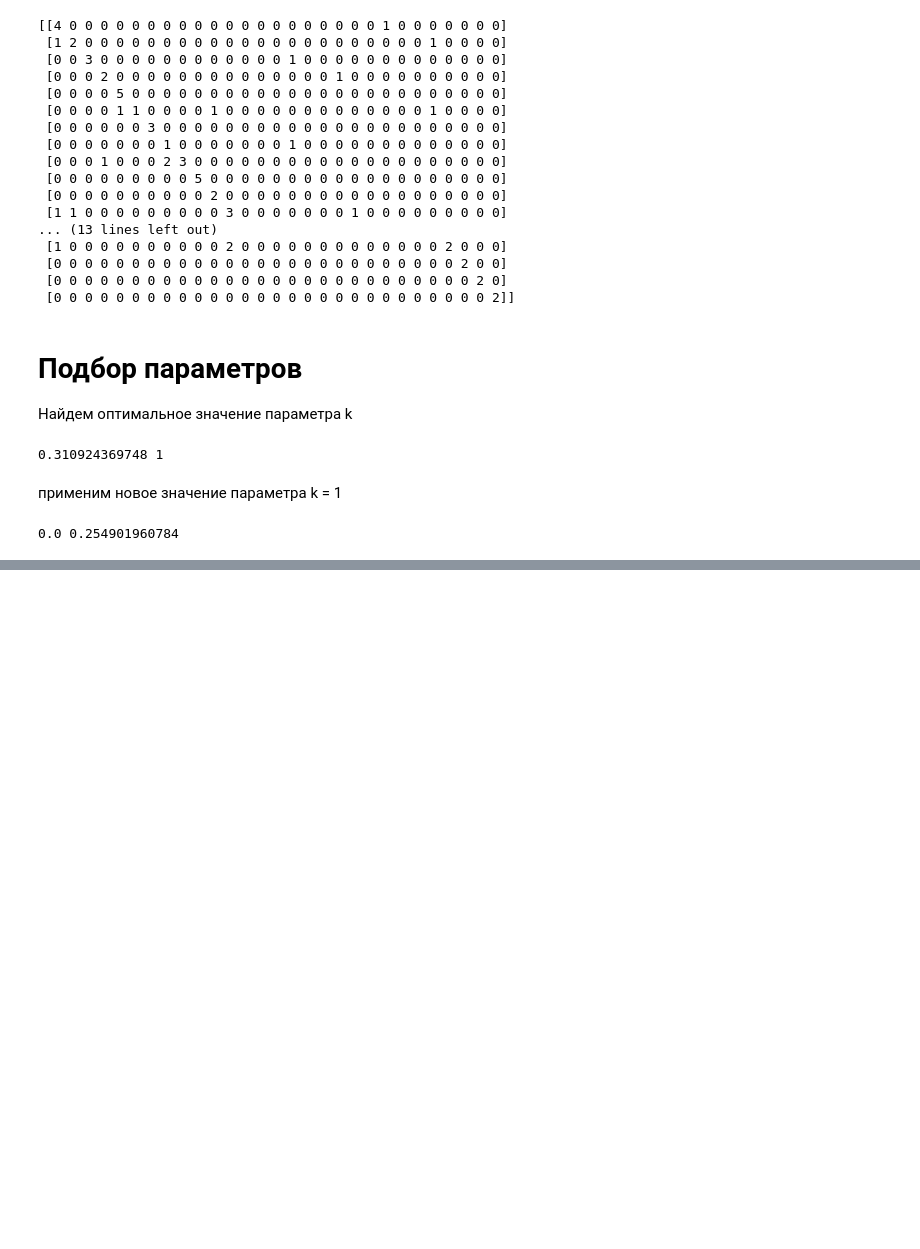
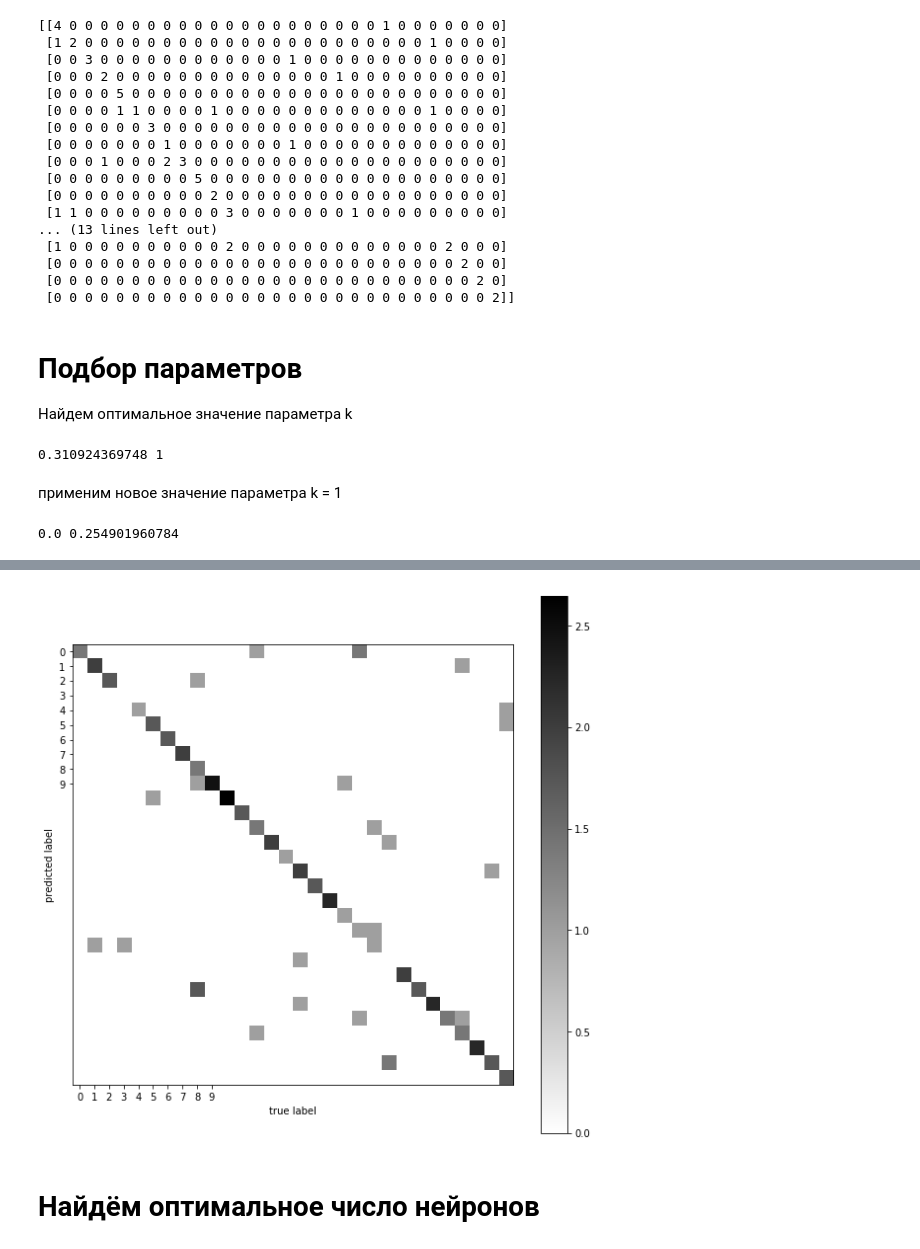
Before and after one commit to DmitryNakhimovich/ML_homework_1, a Jupyter notebook: Nakhimovich_lab_1.ipynb, the cells around one changed output, grey strips where cells are left out. Cells and saved outputs as stored; diff of their text form; code cells hidden in the pictures; blank space fills up the shorter version.

```diff
--- a/Nakhimovich_lab_1.ipynb
+++ b/Nakhimovich_lab_1.ipynb
@@ -409,0 +528,6 @@ print(err_train, err_test)
+# %%
+# Найдем минимальное значение ошибки
+min_train_err = np.min(train_err)
+min_test_err = np.min(test_err)
+print("Минимальная ошибка на обучающей выборке: ", min_train_err)
+print("Минимальная ошибка на тестовой выборке: ", min_test_err)
@@ -409,0 +537,4 @@ print(err_train, err_test)
+# %%
+# Значения alpha при минимальной величине ошибки
+alpha_opt = alpha_arr[test_err == min_test_err]
+print(alpha_opt)
@@ -409,0 +543,4 @@ print(err_train, err_test)
+# %%
+# Оптимальное значение для alpha
+alpha_opt = alpha_opt[0]
+print(alpha_opt)
@@ -409,0 +551,9 @@ print(err_train, err_test)
+# %%
+mlp_model = MLPClassifier(alpha = alpha_opt, hidden_layer_sizes = (10),
+                          solver = 'lbfgs', activation = 'logistic', random_state = 5)
+mlp_model.fit(X_train, y_train)
+
+y_train_pred = mlp_model.predict(X_train)
+y_test_pred = mlp_model.predict(X_test)
+print("Ошибка на обучающей выборке: ", np.mean(y_train != y_train_pred))
+print("Ошибка на тестовой выборке: ", np.mean(y_test != y_test_pred))
@@ -409,0 +585,16 @@ print(err_train, err_test)
+# %%
+M = confusion_matrix(y_test_pred, y_test)
+M = np.sqrt(M)
+plt.figure(figsize = (10, 10))
+plt.imshow(M, interpolation = 'nearest')
+plt.set_cmap('binary')
+plt.xticks(range(10))
+plt.yticks(range(10))
+plt.xlabel("true label")
+plt.ylabel("predicted label")
+plt.colorbar()
+pass
+# %% [output]
+[figure, added]
+# %% [markdown]
+# Найдём оптимальное число нейронов
```
Also changed, not shown: parts of 31 cells of this notebook.
